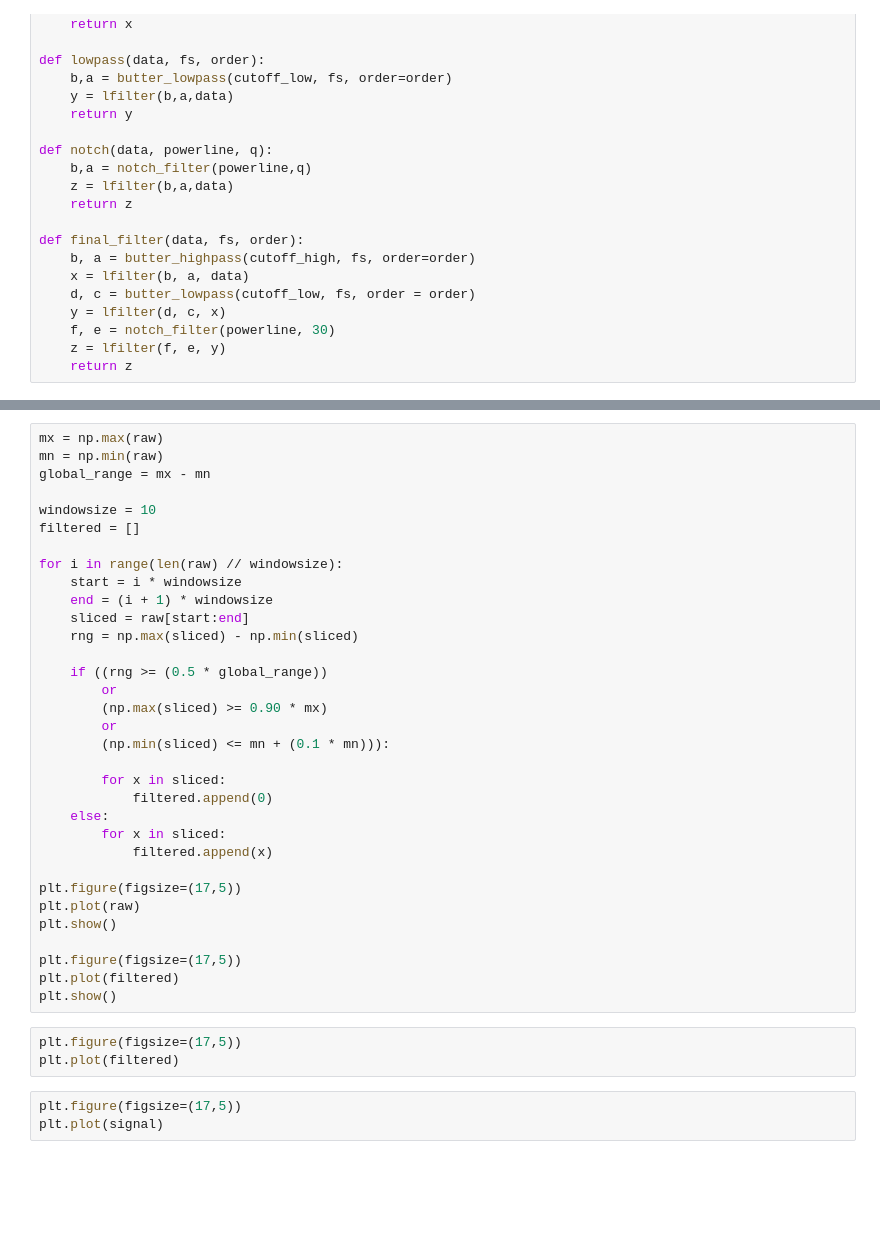
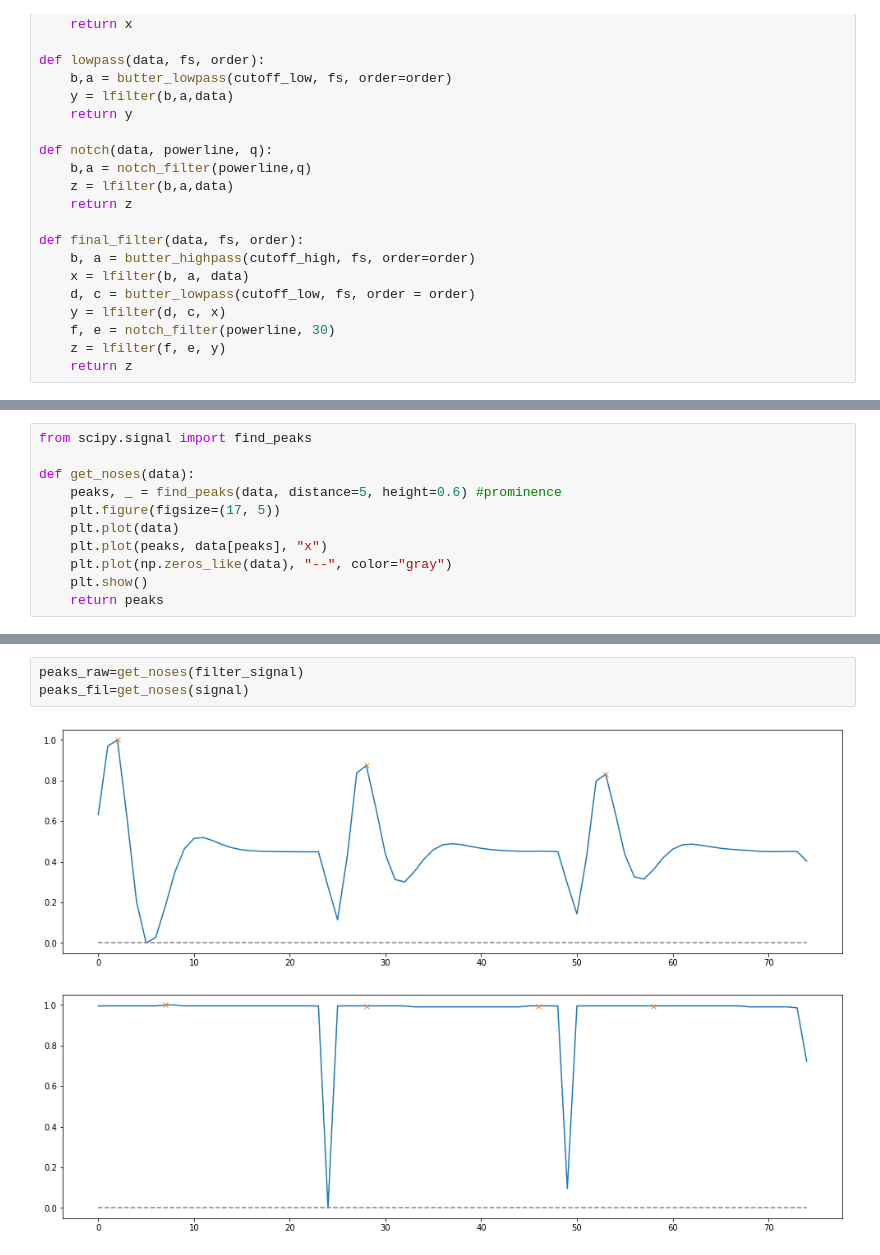
Before and after one commit to gaurav-95/ECG, a Jupyter notebook: View_ECG.ipynb, the cells around one changed output, grey strips where cells are left out. Saved outputs shown, nothing was run; the diff lists cells and outputs as text; blank space fills up the shorter version.

```diff
--- a/View_ECG.ipynb
+++ b/View_ECG.ipynb
@@ -161,2 +224,13 @@ def final_filter(data, fs, order):
+# %%
+from scipy.signal import find_peaks
+
+def get_noses(data):
+    peaks, _ = find_peaks(data, distance=5, height=0.6) #prominence
+    plt.figure(figsize=(17, 5))
+    plt.plot(data)
+    plt.plot(peaks, data[peaks], "x")
+    plt.plot(np.zeros_like(data), "--", color="gray")
+    plt.show()
+    return peaks
 # %%
 signal = value
@@ -261,39 +261,6 @@ plt.show()
-# %%
-mx = np.max(raw)
-mn = np.min(raw)
-global_range = mx - mn
-
-windowsize = 10
-filtered = []
-
-for i in range(len(raw) // windowsize):
-    start = i * windowsize
-    end = (i + 1) * windowsize
-    sliced = raw[start:end]
-    rng = np.max(sliced) - np.min(sliced)
-
-    if ((rng >= (0.5 * global_range))
-        or
-        (np.max(sliced) >= 0.90 * mx)
-        or
-        (np.min(sliced) <= mn + (0.1 * mn))):
-
-        for x in sliced:
-            filtered.append(0)
-    else:
-        for x in sliced:
-            filtered.append(x)
-
-plt.figure(figsize=(17,5))
-plt.plot(raw)
-plt.show()
-
-plt.figure(figsize=(17,5))
-plt.plot(filtered)
-plt.show()
-# %%
-plt.figure(figsize=(17,5))
-plt.plot(filtered)
-# %%
-plt.figure(figsize=(17,5))
-plt.plot(signal)
+# %%
+peaks_raw=get_noses(filter_signal)
+peaks_fil=get_noses(signal)
+# %% [output]
+[figure, added]
+[figure, added]
```
Also changed, not shown: parts of 39 cells of this notebook, 4 other files.
